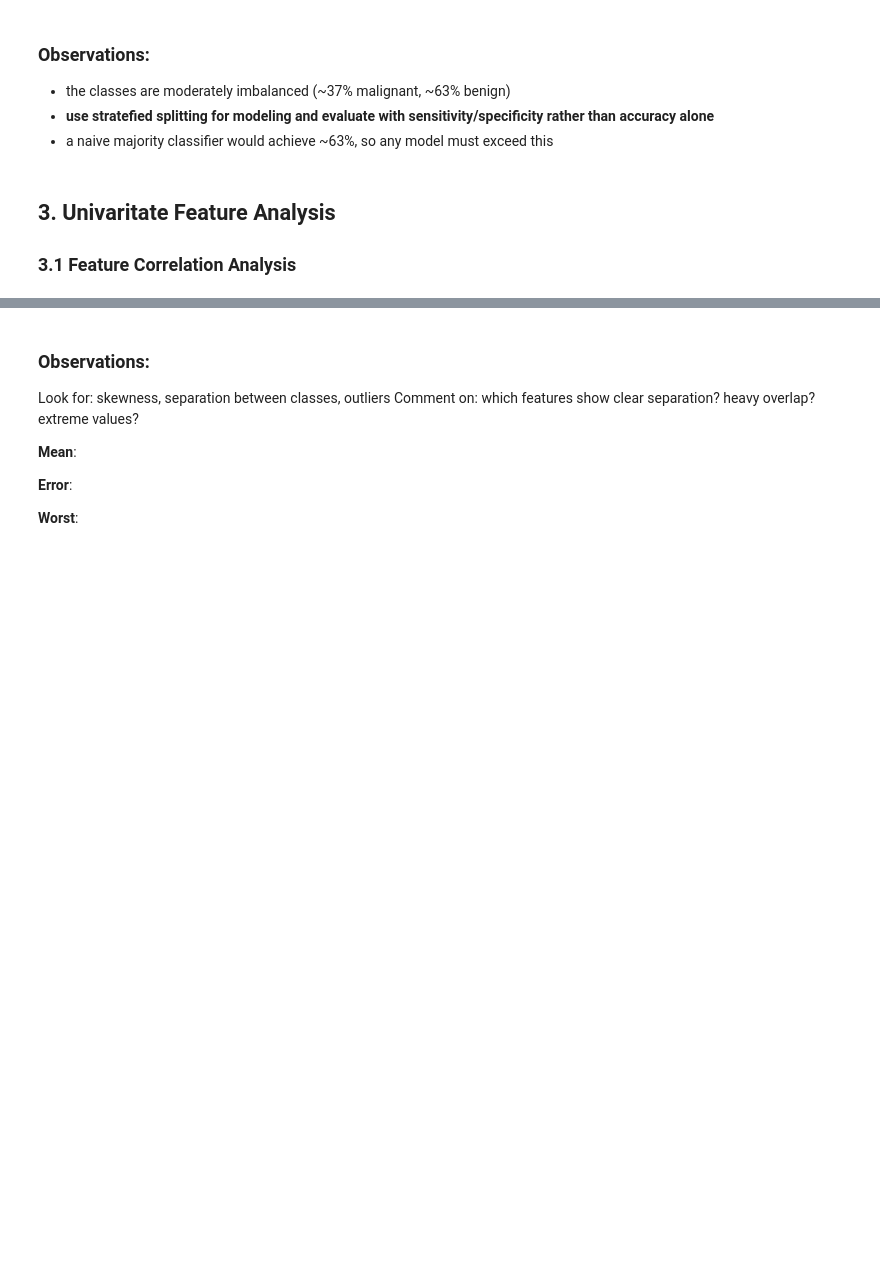
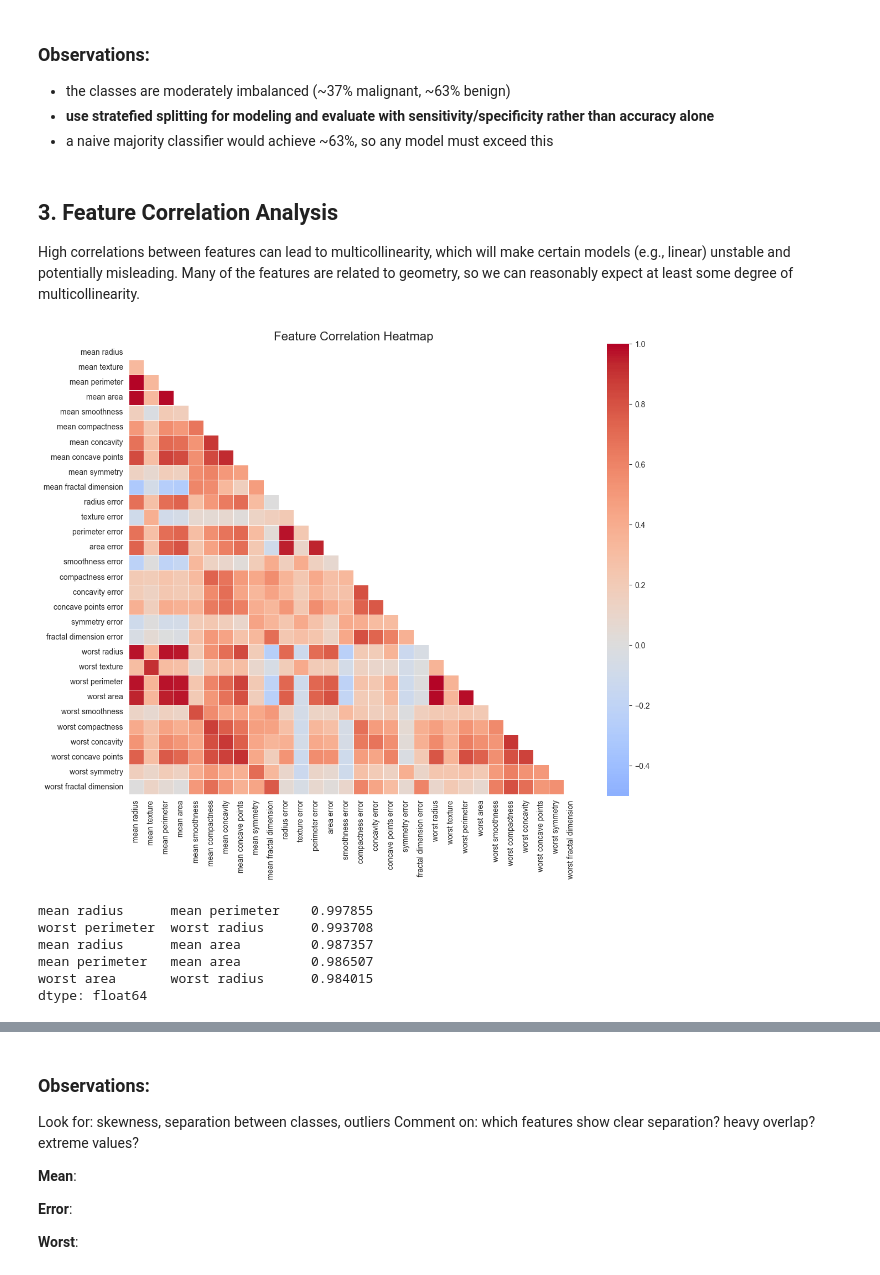
Before and after one commit to sarahcreighton/breast-cancer-classifier, a Jupyter notebook: notebooks/01_eda.ipynb, the cells around one changed output, grey strips where cells are left out. Drawn from its saved outputs; the diff is of its cells as text; code cells hidden in the pictures; blank space fills up the shorter version.

Commit message:
updated feature correlation figure for eda

```diff
--- a/notebooks/01_eda.ipynb
+++ b/notebooks/01_eda.ipynb
@@ -234,5 +234,19 @@ malignant    212           37.26
 - **use stratefied splitting for modeling and evaluate with sensitivity/specificity rather than accuracy alone**
 - a naive majority classifier would achieve ~63%, so any model must exceed this
 # %% [markdown]
-## 3. Univaritate Feature Analysis
-### 3.1 Feature Correlation Analysis
+## 3. Feature Correlation Analysis
+High correlations between features can lead to multicollinearity, which will make certain models (e.g., linear) unstable and potentially misleading. Many of the features are related to geometry, so we can reasonably expect at least some degree of multicollinearity.
+# %%
+# plot correlations for all 30 features
+corr, high_corr = vis.plot_correlation_heatmap(df)
+
+# get highest correlations
+print(high_corr.stack().sort_values(ascending=False).iloc[::2].head(5))
+# %% [output]
+[figure, added]
+mean radius      mean perimeter    0.997855
+worst perimeter  worst radius      0.993708
+mean radius      mean area         0.987357
+mean perimeter   mean area         0.986507
+worst area       worst radius      0.984015
+dtype: float64
```
Also changed, not shown: parts of 13 cells of this notebook.
